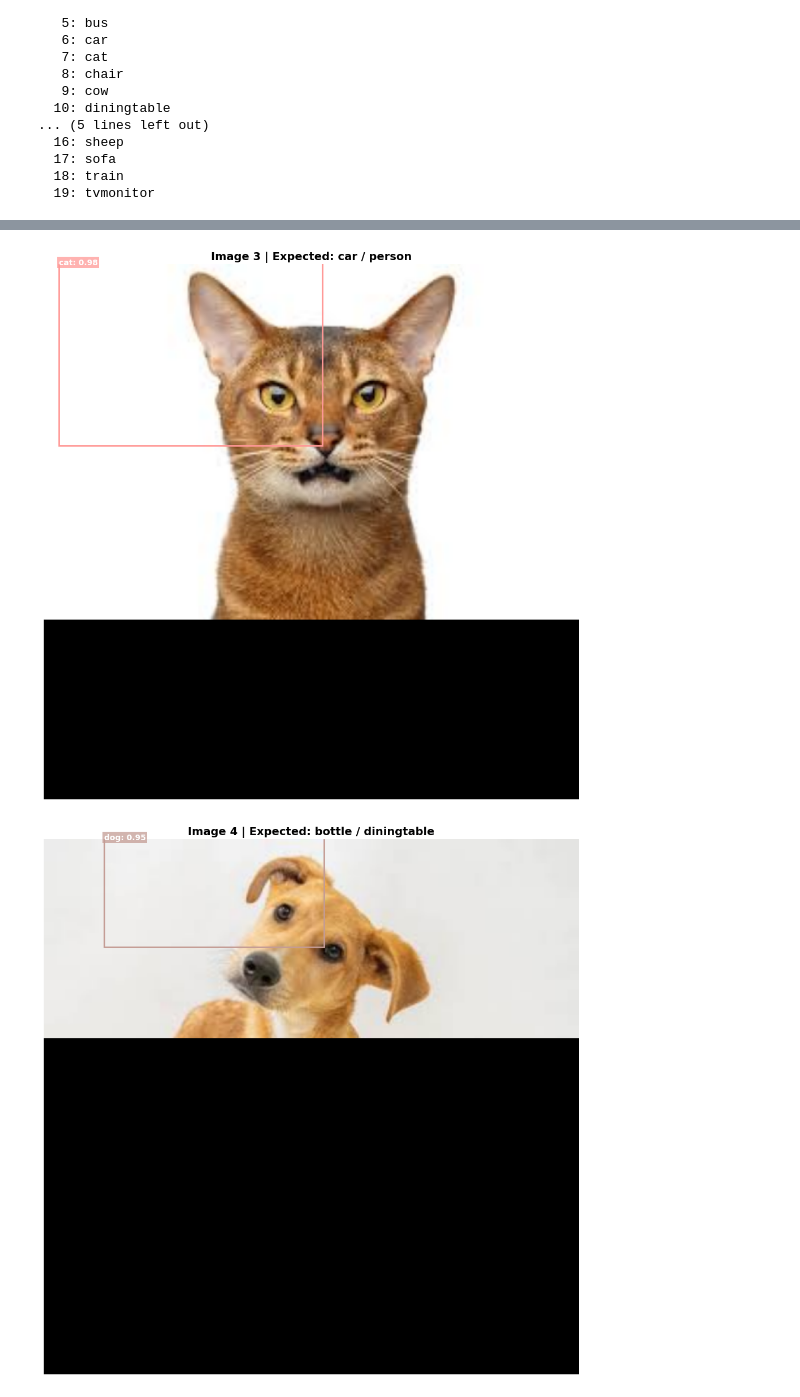
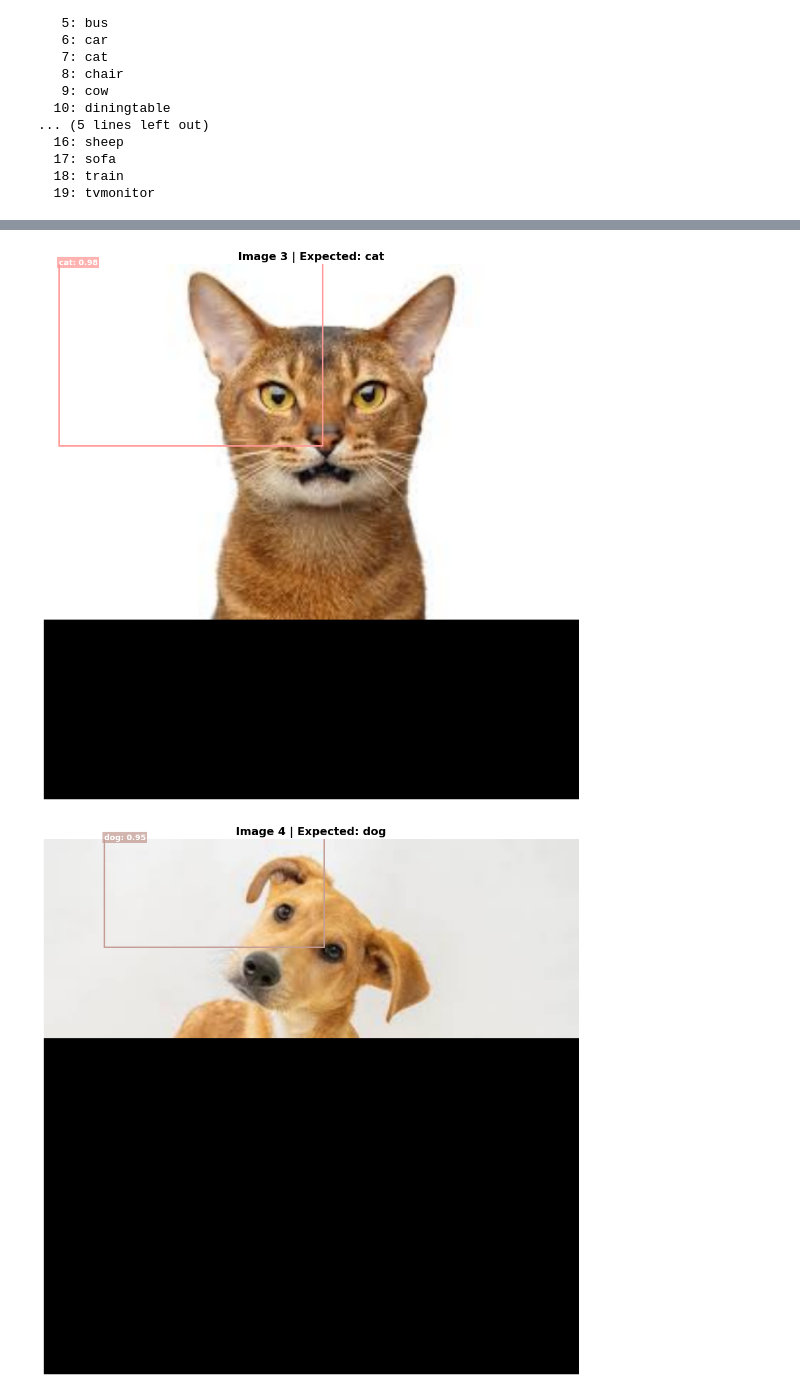
Before and after one commit to loulyp/arti560-computer-vision-labs, a Jupyter notebook: lab04-object-detection/lab04-object-detection-exercise.ipynb, the cells around one changed output, grey strips where cells are left out. Saved outputs shown, nothing was run; the diff lists cells and outputs as text; code cells hidden in the pictures.

```diff
--- a/lab04-object-detection/lab04-object-detection-exercise.ipynb
+++ b/lab04-object-detection/lab04-object-detection-exercise.ipynb
@@ -259,14 +231,6 @@ Draw bounding boxes and class labels on each resized image. Each class is shown
 # %%
 def visualize_detections(image_np, predictions, title='', confidence_threshold=0.5):
-    """
-    Draw bounding boxes and class labels on a 640x640 image.
 
-    Args:
-        image_np     : NumPy array of the resized image (H, W, 3)
-        predictions  : dict with keys 'boxes', 'classes', 'confidence', 'num_detections'
-        title        : plot title string
-        confidence_threshold: minimum confidence to display a detection
-    """
     fig, ax = plt.subplots(1, figsize=(10, 10))
     ax.imshow(image_np.astype(np.uint8))
     ax.set_title(title, fontsize=14, fontweight='bold')
@@ -307,7 +271,7 @@ def visualize_detections(image_np, predictions, title='', confidence_threshold=0
 # Visualize all 5 images
 for i, (img_tensor, preds) in enumerate(zip(resized_images, all_predictions)):
     img_np   = img_tensor[0].numpy()
-    expected = image_sources[i]['expected_class']
+    expected = expected_classes[i]
     title    = f'Image {i+1} | Expected: {expected}'
     visualize_detections(img_np, preds, title=title, confidence_threshold=CONFIDENCE_THRESHOLD)
 # %% [output]
@@ -315,3 +279,3 @@ for i, (img_tensor, preds) in enumerate(zip(resized_images, all_predictions)):
 [figure]
-[figure, old version]
+[figure, new version]
-[figure, old version]
+[figure, new version]
```
Also changed, not shown: parts of 15 cells of this notebook.
